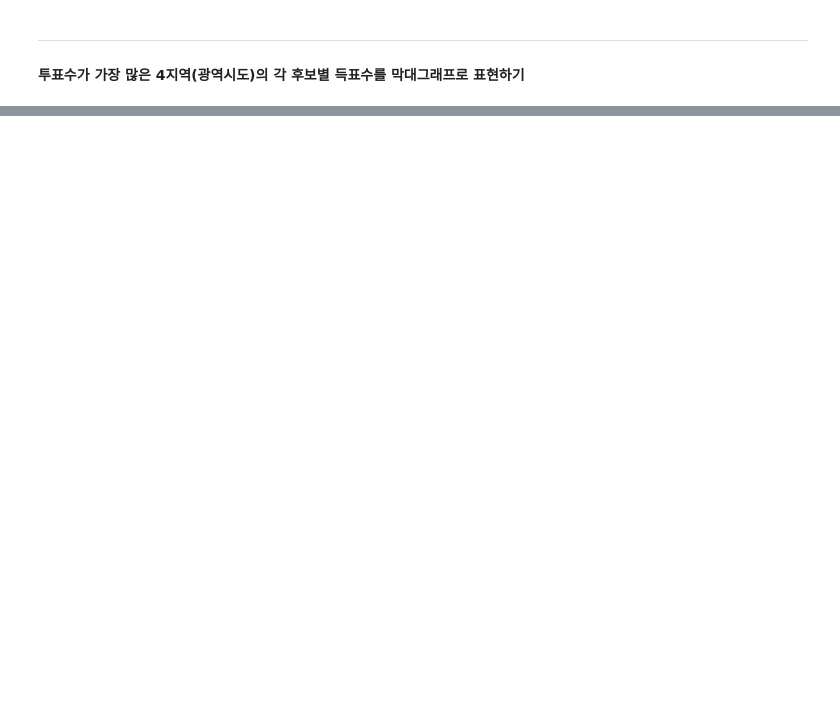
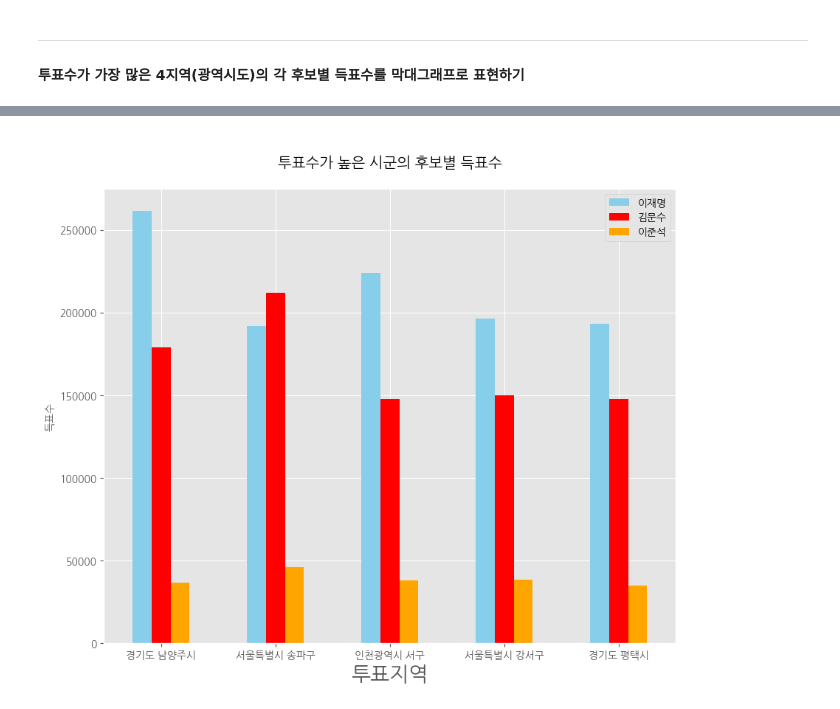
Before and after one commit to Hgracefield/dataAnalysis, a Jupyter notebook: Note/09.대선자료시각화_21대.ipynb, the cells around one changed output, grey strips where cells are left out. Saved outputs shown, nothing was run; the diff lists cells and outputs as text; code cells hidden in the pictures; blank space fills up the shorter version.

```diff
--- a/Note/09.대선자료시각화_21대.ipynb
+++ b/Note/09.대선자료시각화_21대.ipynb
@@ -643,0 +515,4 @@ plt.show()
+# %%
+# 1. 리스트 뽑기['광역시도', '시군구', '투표수', '이재명', '김문수', '이준석']
+election_city5 = election[['광역시도','시군구','투표수','이재명','김문수','이준석']].sort_values('투표수', ascending=False).iloc[0:5]
+election_city5
@@ -643,0 +526,16 @@ plt.show()
+# %%
+election_city5['지역'] = election_city5['광역시도'] +" " +  election_city5['시군구']
+election_city5
+
+
+election_city5.drop(
+    '투표수',
+    axis = 'columns',
+    inplace=True
+)
+# %%
+election_city5.set_index(
+    '지역',
+    inplace=True
+)
+election_city5
@@ -643,0 +550,19 @@ plt.show()
+# %%
+plt.style.use('ggplot')
+
+election_city5.plot(
+    kind = 'bar',
+    figsize=(10,8),
+    color = ['skyblue','red','orange']
+
+)
+
+plt.xticks(rotation = 0, fontsize = 10)
+plt.title('\n투표수가 높은 시군의 후보별 득표수\n')
+
+plt.xlabel('투표지역', size = 20)
+plt.ylabel('득표수', size = 10)
+
+plt.show()
+# %% [output]
+[figure, added]
```
Also changed, not shown: parts of 37 cells of this notebook, 10 other files.
